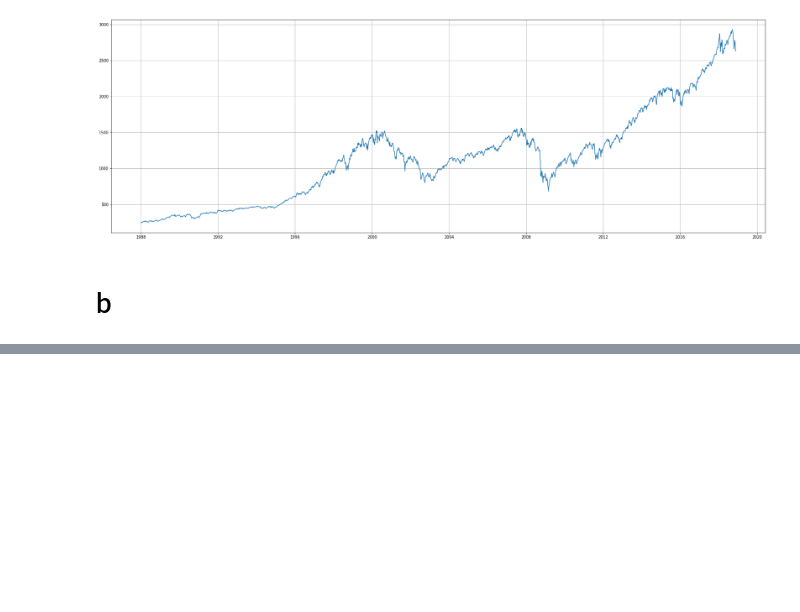
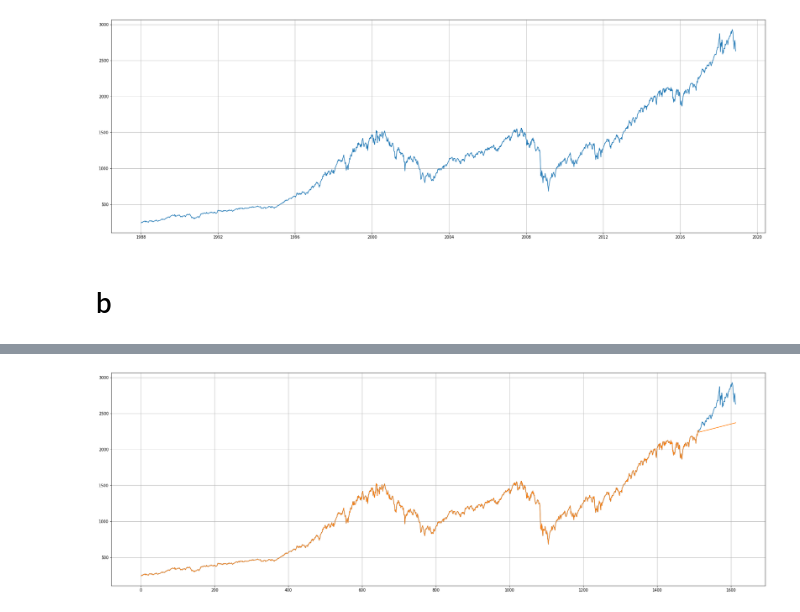
Before and after one commit to weiweiECNU/QBUS, a Jupyter notebook: qbus6840_19_2/assignment1/assignment1.ipynb, the cells around one changed output, grey strips where cells are left out. Cells and saved outputs as stored; diff of their text form; code cells hidden in the pictures; blank space fills up the shorter version.

Commit message:
2019.9.12
assignment 1 a & b
naive method with drift

```diff
--- a/qbus6840_19_2/assignment1/assignment1.ipynb
+++ b/qbus6840_19_2/assignment1/assignment1.ipynb
@@ -47,0 +88,39 @@ data
+# %%
+def naive_drift(time_series,length):
+    """Naice forecast with drift
+    Allow the forecasts to increase or decrease over time,
+    where the amount of change over time (called the drift)
+    is set to be the average change seen in the historical data.
+
+    Arg:
+        time_series: (pandas.Series)
+        length: (int)
+    return:
+        s: (pandas.Series)
+    """
+
+    if length <=  len(time_series):
+        y_init = time_series[1]
+        y_t = time_series[len(time_series) - length] # y1513
+
+        ts_changed = []
+
+        for i in range(length):
+            T = len(time_series) - length + i + 1
+            y_t = y_t + 1 * ((y_t - y_init) / (T - 1))
+            ts_changed.append(y_t)
+
+        s = pd.concat([time_series[:-length], pd.Series(ts_changed)])
+        s.index = range(1,len(s)+1)
+        return s
+    else:
+        print("")
+# %%
+drift = naive_drift(data,100)
+# %%
+plt.figure(figsize= (30,10))
+plt.plot(data)
+plt.plot(drift)
+plt.grid()
+# %% [output]
+[figure, added]
```
Also changed, not shown: parts of 14 cells of this notebook.
